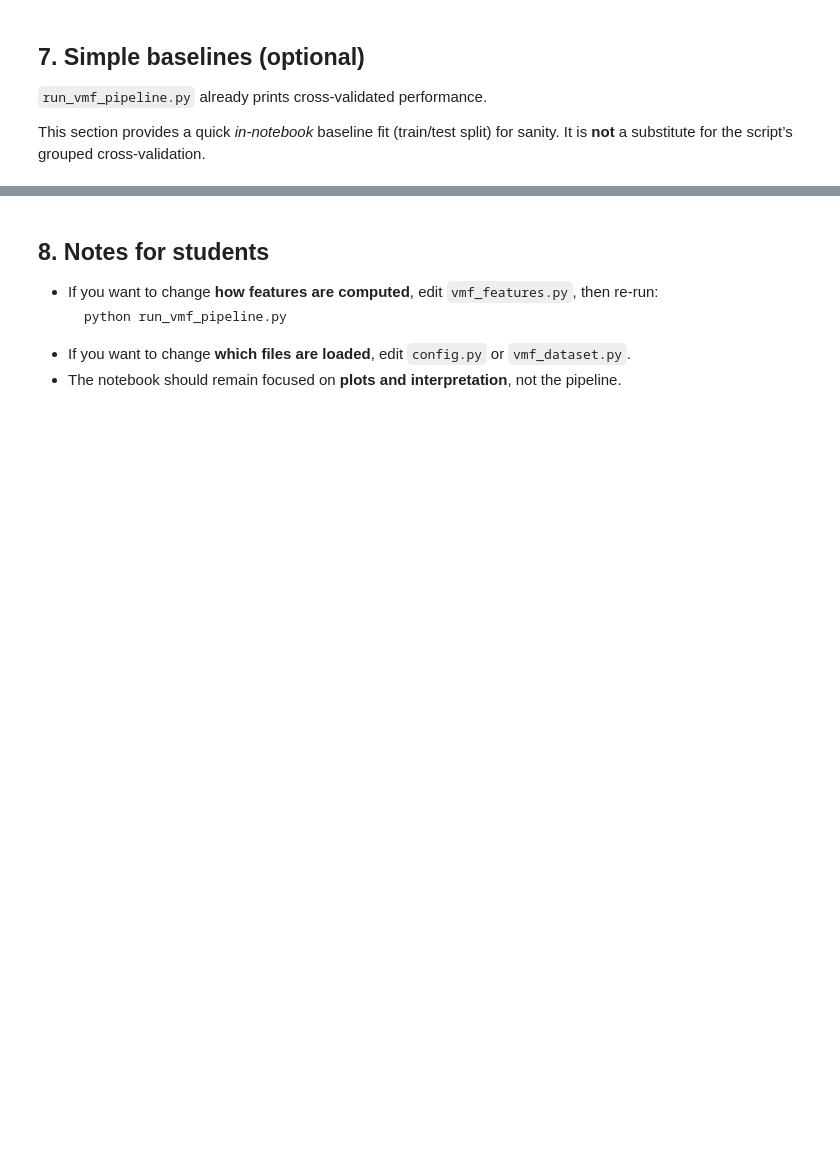
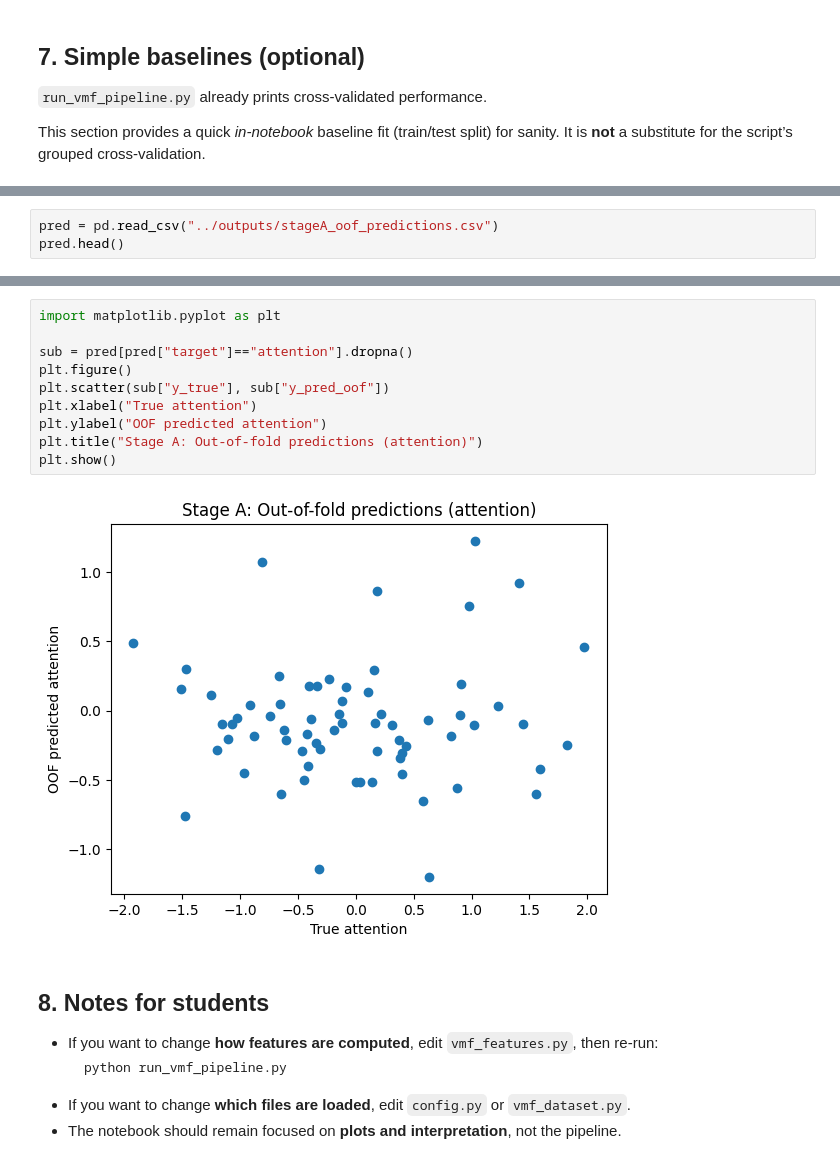
Before and after one commit to navidbahadoran/EEG-Research, a Jupyter notebook: notebooks/00_vmf_results.ipynb, the cells around one changed output, grey strips where cells are left out. Cells and saved outputs as stored; diff of their text form; blank space fills up the shorter version.

```diff
--- a/notebooks/00_vmf_results.ipynb
+++ b/notebooks/00_vmf_results.ipynb
@@ -210,0 +378,3 @@ for target in targets:
+# %%
+pred = pd.read_csv("../outputs/stageA_oof_predictions.csv")
+pred.head()
@@ -211,3 +388,15 @@ for target in targets:
+# %%
+import matplotlib.pyplot as plt
+
+sub = pred[pred["target"]=="attention"].dropna()
+plt.figure()
+plt.scatter(sub["y_true"], sub["y_pred_oof"])
+plt.xlabel("True attention")
+plt.ylabel("OOF predicted attention")
+plt.title("Stage A: Out-of-fold predictions (attention)")
+plt.show()
+# %% [output]
+[figure, added]
 # %% [markdown]
 ## 8. Notes for students
 
```
Also changed, not shown: parts of 13 cells of this notebook, 5 other files.
